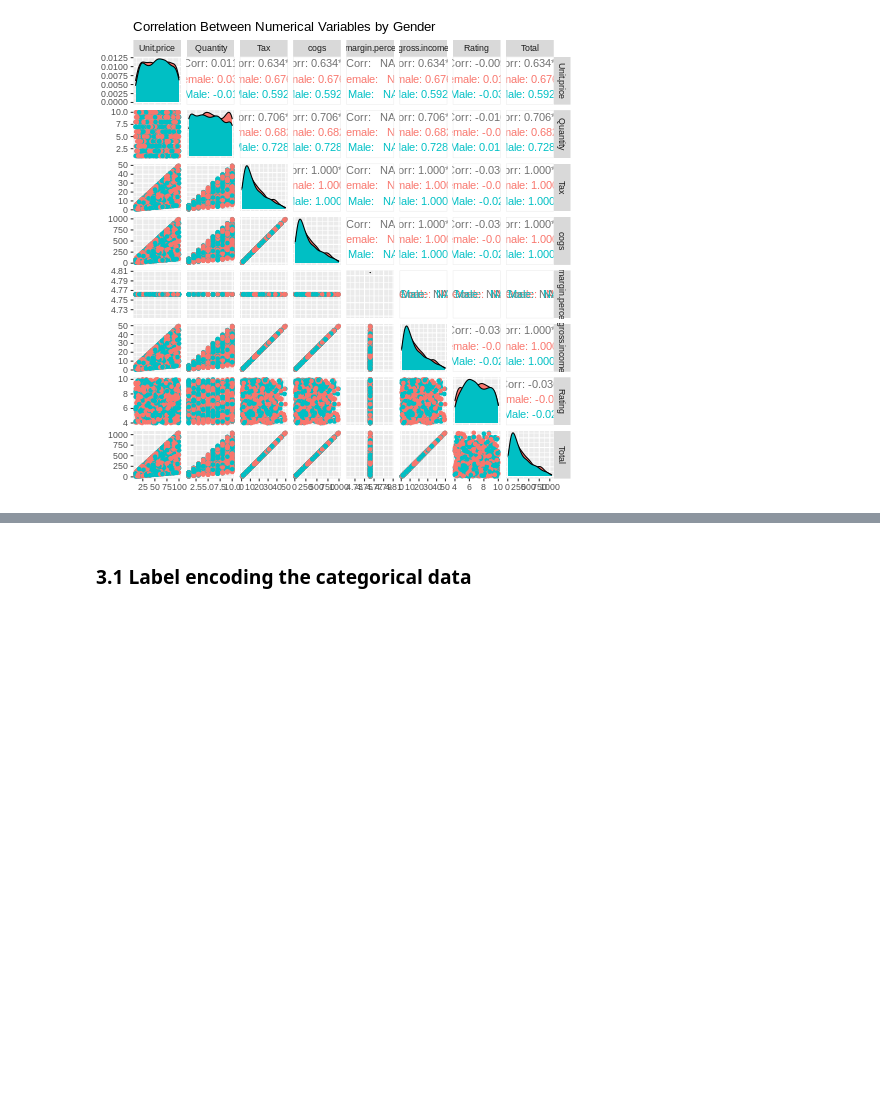
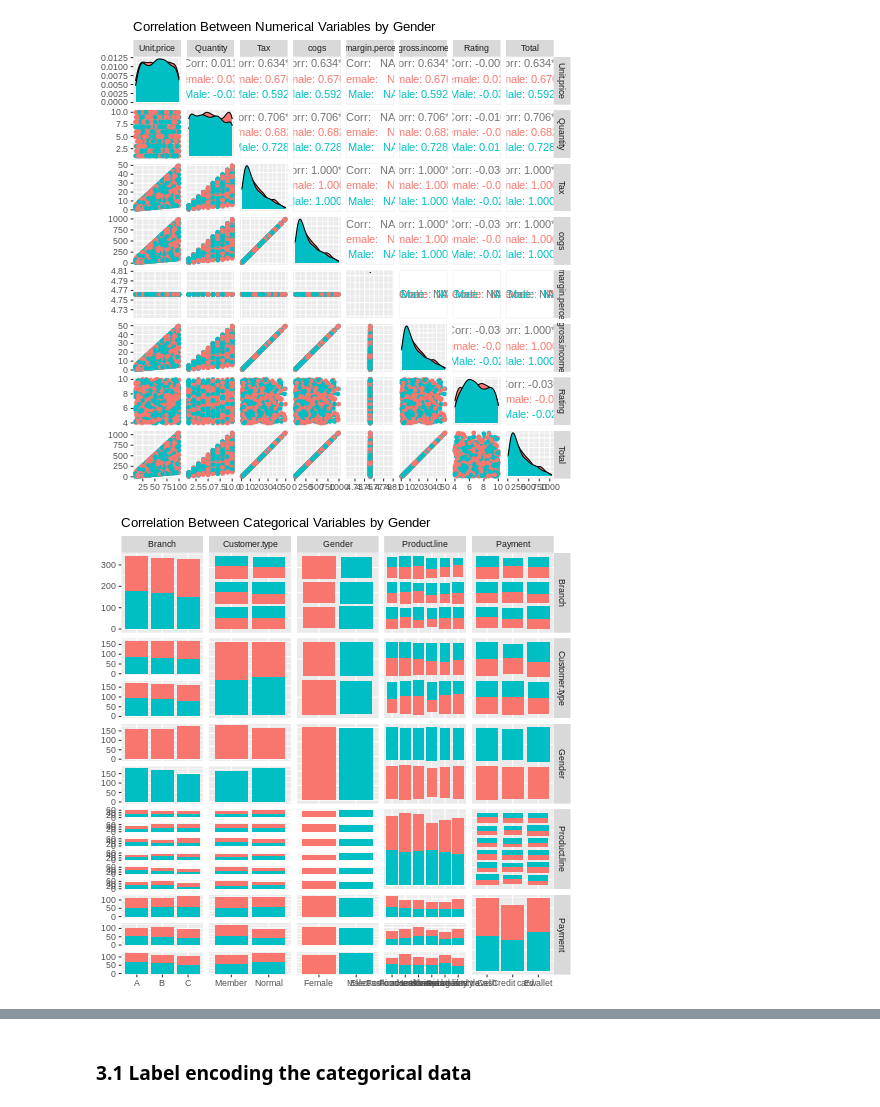
Before and after one commit to veronica1013/marketing_analysis_carrefour_kenya, a Jupyter notebook: Moringa_Data_Science_Core_Module3_W3_Independent_Project_2021_10_Veronica_Isiaho.ipynb, the cells around one changed output, grey strips where cells are left out. Cells and saved outputs as stored; diff of their text form; code cells hidden in the pictures; blank space fills up the shorter version.

```diff
--- a/Moringa_Data_Science_Core_Module3_W3_Independent_Project_2021_10_Veronica_Isiaho.ipynb
+++ b/Moringa_Data_Science_Core_Module3_W3_Independent_Project_2021_10_Veronica_Isiaho.ipynb
@@ -580,3 +580,15 @@ g1 <- ggpairs(data=numerical.columns, title="Correlation Between Numerical Varia
 g1
 # %% [output]
 [figure]
+# %%
+%%R
+# Find the correlation for Numerical Variables
+require(GGally)
+data(character.variables, package="reshape")
+
+g2 <- ggpairs(data=character.variables, title="Correlation Between Categorical Variables by Gender",
+              mapping=ggplot2::aes(colour = df_1$Gender), alpha = 0.5,
+              lower=list(combo=wrap("facethist", binwidth=1, size=2.5)))
+g2
+# %% [output]
+[figure, added]
```
Also changed, not shown: parts of 5 cells of this notebook.
